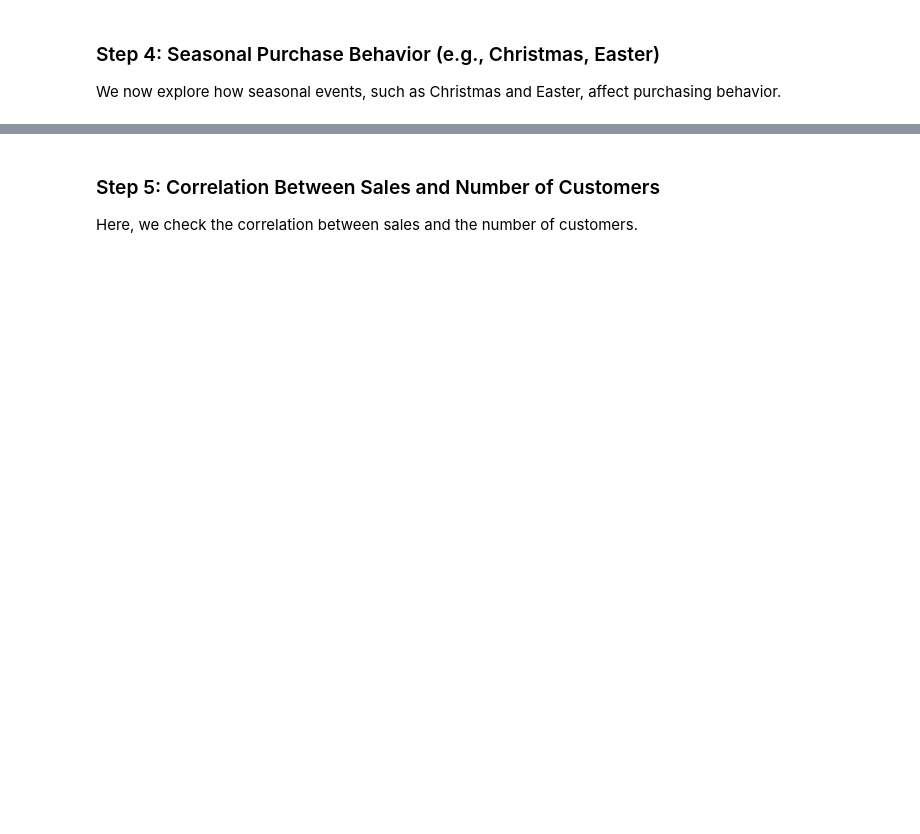
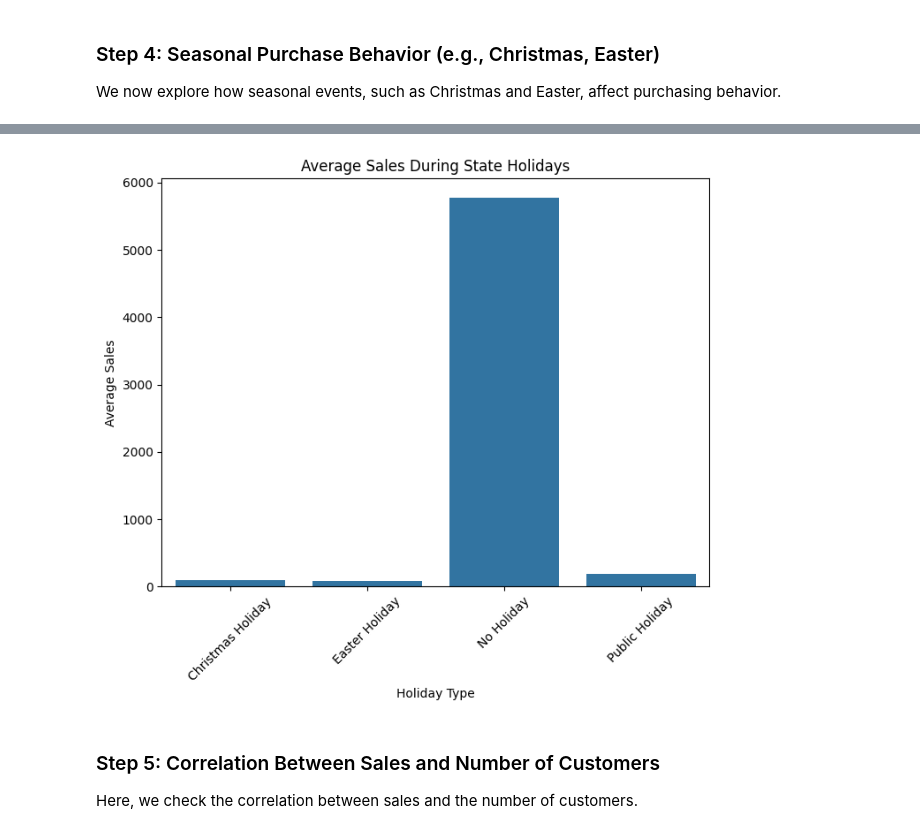
Before and after one commit to getahunTiruneh/rossmann-sales-prediction, a Jupyter notebook: notebook/customer_purchasing_behavior_EDA.ipynb, the cells around one changed output, grey strips where cells are left out. Cells and saved outputs as stored; diff of their text form; code cells hidden in the pictures; blank space fills up the shorter version.

```diff
--- a/notebook/customer_purchasing_behavior_EDA.ipynb
+++ b/notebook/customer_purchasing_behavior_EDA.ipynb
@@ -174,6 +158,3 @@ cba.plot_holiday_effects(train_cleaned)
 # %% [markdown]
 ### Step 4: Seasonal Purchase Behavior (e.g., Christmas, Easter)
 We now explore how seasonal events, such as Christmas and Easter, affect purchasing behavior.
-# %%
-seasonal_data = cba.add_holiday_season(train_cleaned)
-print(seasonal_data[['Date', 'IsChristmasSeason', 'IsEasterSeason']].head())
@@ -198,0 +161,4 @@ cba.plot_seasonal_sales(seasonal_data, 'IsEasterSeason', 'Effect of Easter Seaso
+# %%
+# Call the function with the cleaned training data
+cba.plot_sales_by_state_holiday(train_cleaned)
+# %% [output]
@@ -199,3 +166,4 @@ cba.plot_seasonal_sales(seasonal_data, 'IsEasterSeason', 'Effect of Easter Seaso
+[figure, added]
 # %% [markdown]
 ### Step 5: Correlation Between Sales and Number of Customers
 Here, we check the correlation between sales and the number of customers.
```
Also changed, not shown: parts of 23 cells of this notebook, 1 other file.
